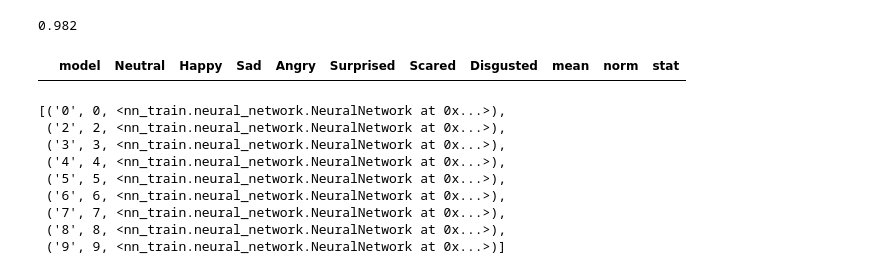
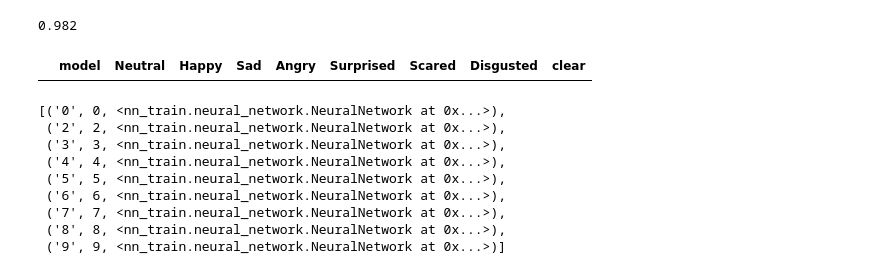
Before and after one commit to Chudvan/NIR_1_sem_magistracy, a Jupyter notebook: nn_train/NeuralNetwork_11_first_layer_tests.ipynb, the cells around one changed output. Drawn from its saved outputs; the diff is of its cells as text; code cells hidden in the pictures.

Commit message:
correct plot_emotions in tools (without df_metrics + use nn.model_metric('clear'))

```diff
--- a/nn_train/NeuralNetwork_11_first_layer_tests.ipynb
+++ b/nn_train/NeuralNetwork_11_first_layer_tests.ipynb
@@ -552,10 +552,10 @@ df_clear.sort_values('Disgusted')[-10:].mean()['Disgusted']
 # %% [output]
 0.982
 # %%
-df_clear_metrics = pd.DataFrame(columns = ['model'] + list(seven_fields) + metrics)
+df_clear_metrics = pd.DataFrame(columns = ['model'] + list(seven_fields) + ['clear'])
 df_clear_metrics
 # %% [output]
-|  | model | Neutral | Happy | Sad | Angry | Surprised | Scared | Disgusted | mean | norm | stat |
+|  | model | Neutral | Happy | Sad | Angry | Surprised | Scared | Disgusted | clear |
 # %%
 models
 # %% [output]
```
Also changed, not shown: parts of 3 cells of this notebook, 1 other file.
